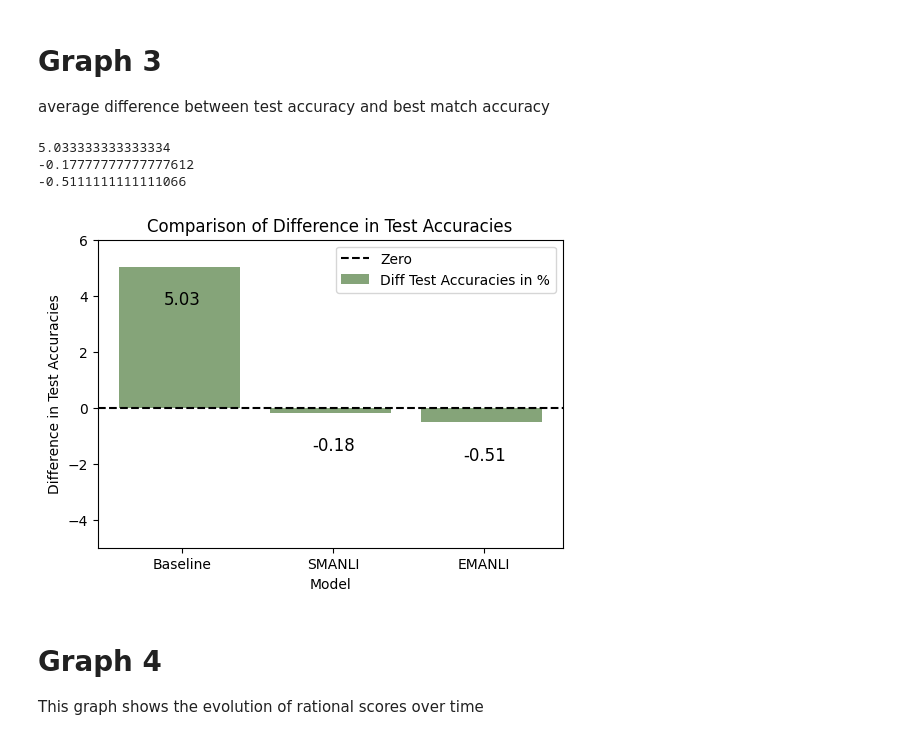
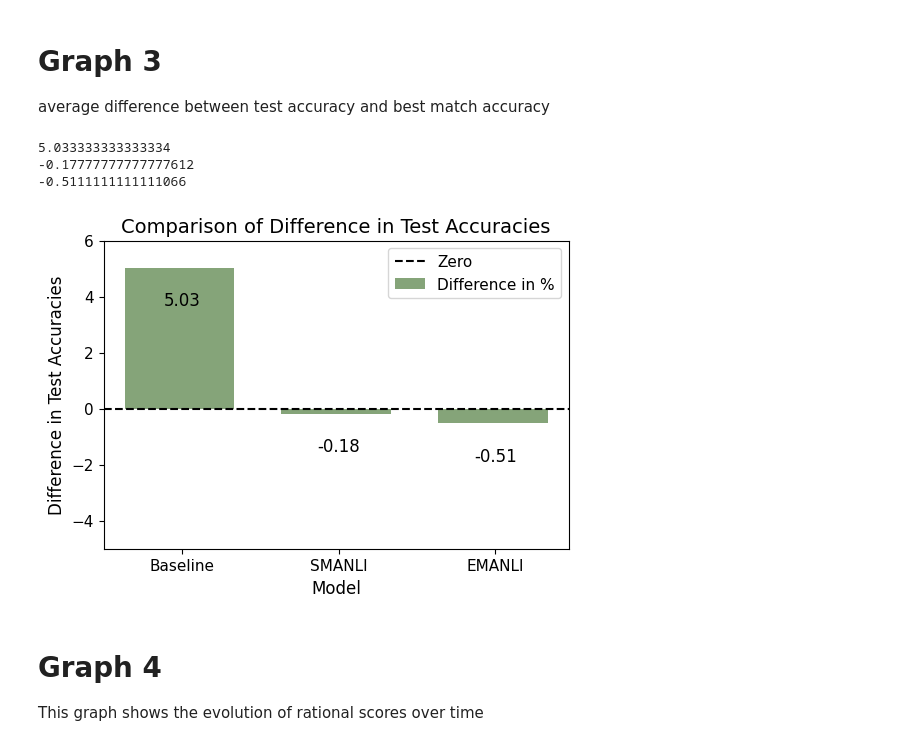
Before and after one commit to tomlpieper/ba, a Jupyter notebook: plotting.ipynb, the cells around one changed output. Saved outputs shown, nothing was run; the diff lists cells and outputs as text; code cells hidden in the pictures.

```diff
--- a/plotting.ipynb
+++ b/plotting.ipynb
@@ -374,40 +520,41 @@ average difference between test accuracy and best match accuracy
 
 print(df_bl['Diff Test Accuracies'].mean())
 print(df_mANLI_v1['Diff Test Accuracies'].mean())
 print(df_mANLI_v2['Diff Test Accuracies'].mean())
 # plot this
 fig, ax = plt.subplots(figsize=(6, 4))
 index = range(3)
-bar_width = 0.8
+bar_width = 0.7
 opacity = 0.8
 
-rects1 = ax.bar([p - bar_width/40 for p in index], [df_bl['Diff Test Accuracies'].mean(), df_mANLI_v1['Diff Test Accuracies'].mean(), df_mANLI_v2['Diff Test Accuracies'].mean()], bar_width, alpha=opacity, color=aspargus, label='Diff Test Accuracies in %')
+rects1 = ax.bar([p - bar_width/40 for p in index], [df_bl['Diff Test Accuracies'].mean(), df_mANLI_v1['Diff Test Accuracies'].mean(), df_mANLI_v2['Diff Test Accuracies'].mean()], bar_width, alpha=opacity, color=aspargus, label='Difference in %')
 
 ax.axhline(y=0, color='k', linestyle='--', label='Zero')
 # add label to the line
 # ax.text(1, 0.33, f"Random: 0.33", fontsize=12, ha='right', va='bottom')
 
 # add the values for each bar below the corresponding bar
 for i, v in enumerate([df_bl['Diff Test Accuracies'].mean(), df_mANLI_v1['Diff Test Accuracies'].mean(), df_mANLI_v2['Diff Test Accuracies'].mean()]):
     ax.text(i, v - 1.5, f"{v:.2f}", fontsize=12, ha='center', va='bottom')
 
 # make y axis start at 0.33
 plt.ylim(-5, 6)
-ax.set_xlabel('Model')
-ax.set_ylabel('Difference in Test Accuracies')
-ax.set_title('Comparison of Difference in Test Accuracies')
+ax.set_xlabel('Model', fontsize=12)
+ax.set_ylabel('Difference in Test Accuracies', fontsize=12)
+ax.set_title('Comparison of Difference in Test Accuracies', fontsize=14)
 ax.set_xticks([p for p in index])
 ax.set_xticklabels(["Baseline", "SMANLI", "EMANLI"])
 ax.tick_params(axis='x', labelrotation=0)
+ax.tick_params(axis='both', labelsize=11)
 # ax.legend(loc='lower left')
-ax.legend(loc='upper right')
+ax.legend(loc='upper right', fontsize=11)
 
 plt.show()
 # %% [output]
 5.033333333333334
 -0.17777777777777612
 -0.5111111111111066
-[figure, old version]
+[figure, new version]
 # %% [markdown]
 # Graph 4
 This graph shows the evolution of rational scores over time
```
Also changed, not shown: parts of 11 cells of this notebook, 3 other files.
